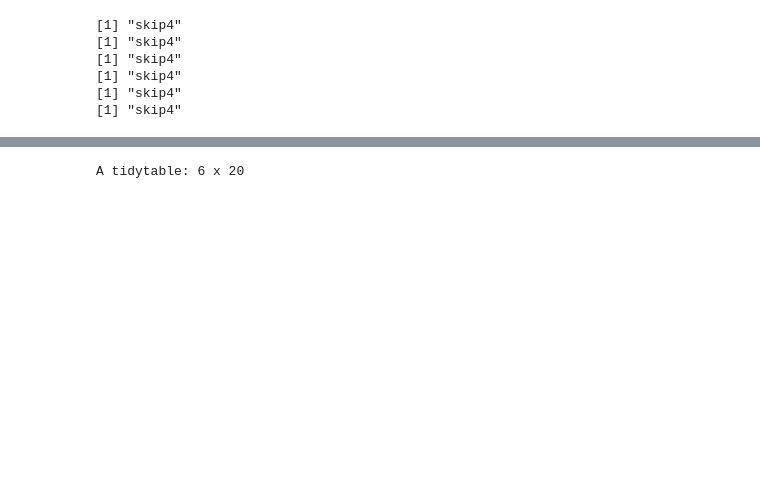
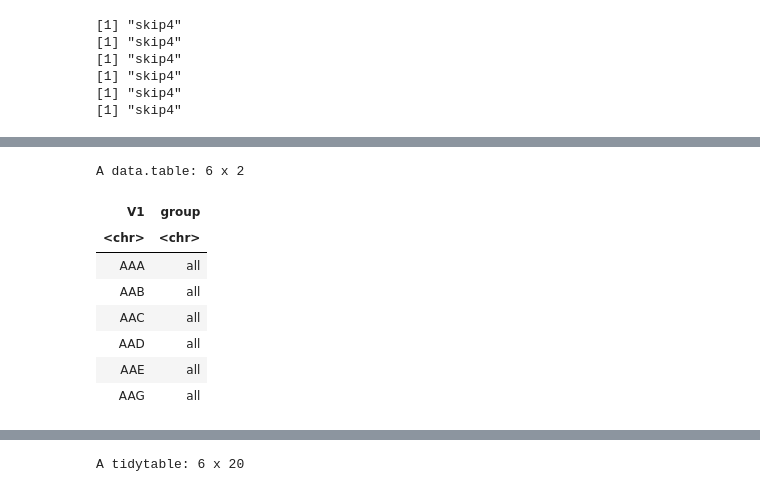
Before and after one commit to jnrunge/TRD, a Jupyter notebook: 03_GenomicSignals/01_pixy.ipynb, the cells around one changed output, grey strips where cells are left out. Saved outputs shown, nothing was run; the diff lists cells and outputs as text; code cells hidden in the pictures; blank space fills up the shorter version.

```diff
--- a/03_GenomicSignals/01_pixy.ipynb
+++ b/03_GenomicSignals/01_pixy.ipynb
@@ -220,0 +376,18 @@ $TRD_YJNRC9_64_0.7
+# %%
+# add species-wide pi
+
+pop_species_wide<-data.table(read.gdsn(index.gdsn(genofile, "sample.id")), group="all")
+head(pop_species_wide)
+pop_species_wide_file<-"~/data/trd/mapped_reads/ALL.vcf.gz-specieswide.popList"
+fwrite(pop_species_wide, pop_species_wide_file, sep="\t", col.names = FALSE)
+pop_files[["species-wide"]]<-pop_species_wide_file
+# %% [output]
+A data.table: 6 x 2
+| V1 | group |
+| <chr> | <chr> |
+| AAA | all |
+| AAB | all |
+| AAC | all |
+| AAD | all |
+| AAE | all |
+| AAG | all |
```
Also changed, not shown: parts of 14 cells of this notebook.
